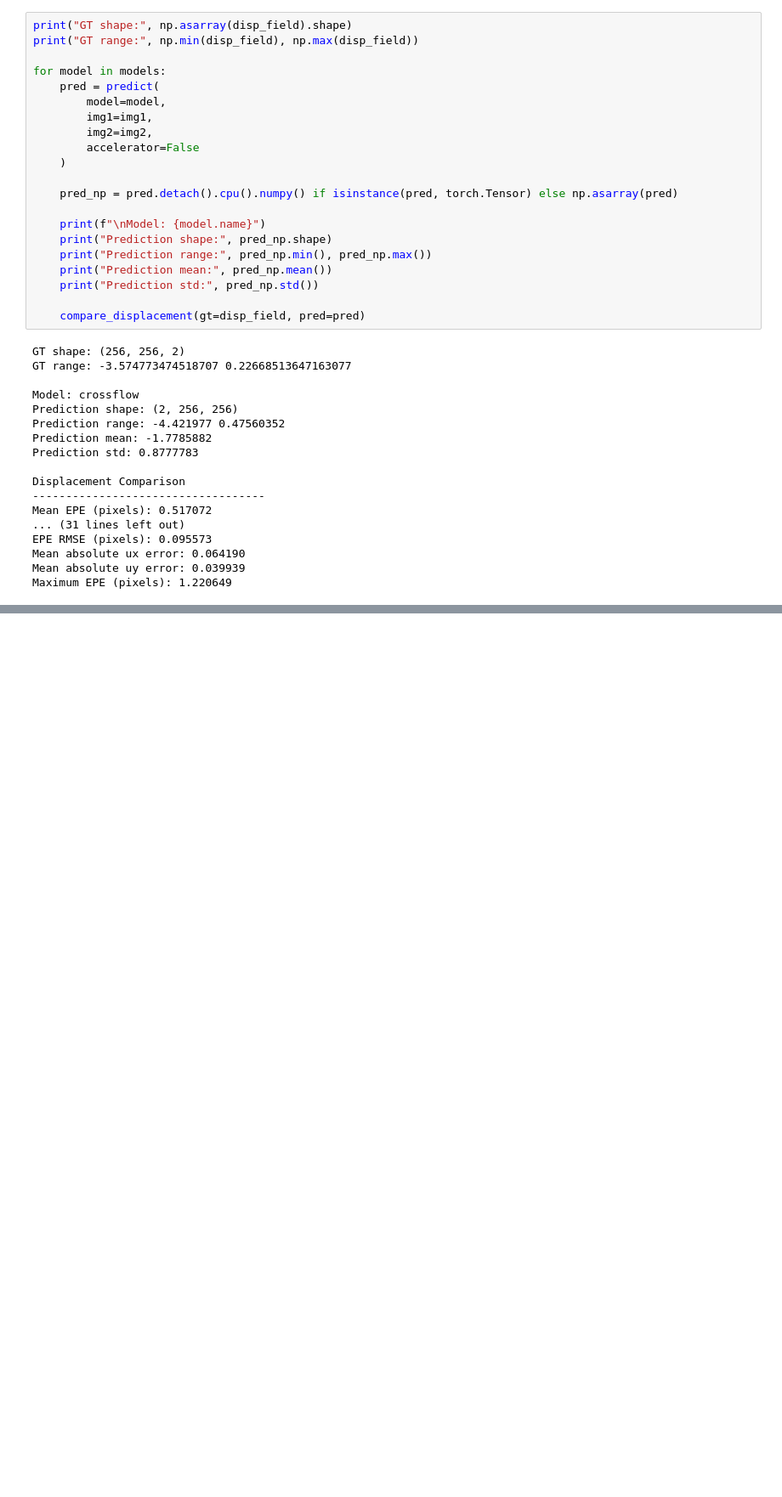
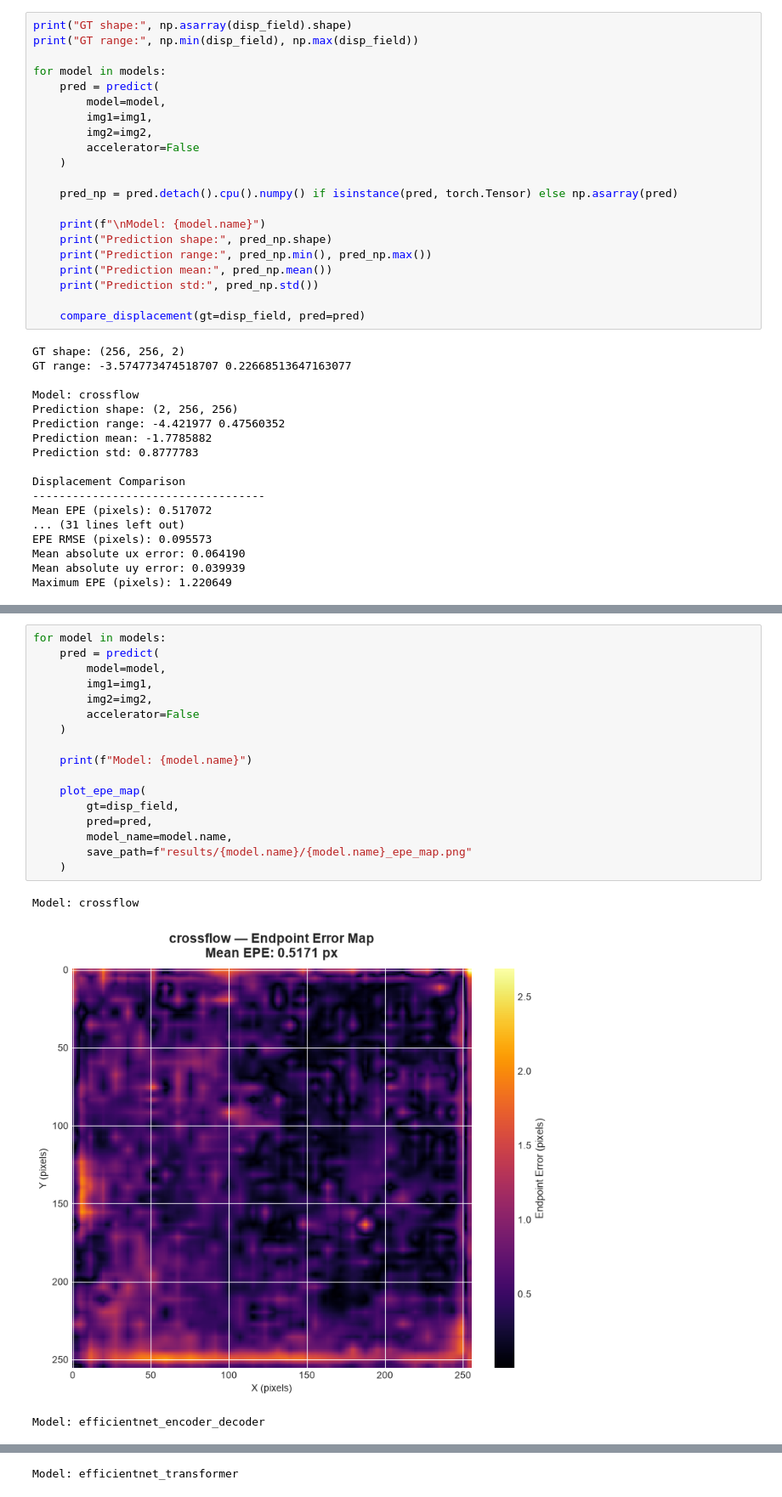
Before and after one commit to keerthi806/AI_in_manf_project, a Jupyter notebook: predict.ipynb, the cells around one changed output, grey strips where cells are left out. Shown at 85% size. Drawn from its saved outputs; the diff is of its cells as text; blank space fills up the shorter version.

Commit message:
rename model and add model stats

```diff
--- a/predict.ipynb
+++ b/predict.ipynb
@@ -549,0 +633,21 @@ Maximum EPE (pixels): 1.220649
+# %%
+for model in models:
+    pred = predict(
+        model=model,
+        img1=img1,
+        img2=img2,
+        accelerator=False
+    )
+
+    print(f"Model: {model.name}")
+
+    plot_epe_map(
+        gt=disp_field,
+        pred=pred,
+        model_name=model.name,
+        save_path=f"results/{model.name}/{model.name}_epe_map.png"
+    )
+# %% [output]
+Model: crossflow
+[figure, added]
+Model: efficientnet_encoder_decoder
@@ -549,0 +655 @@ Maximum EPE (pixels): 1.220649
+Model: efficientnet_transformer
```
Also changed, not shown: parts of 10 cells of this notebook, 6 other files.
